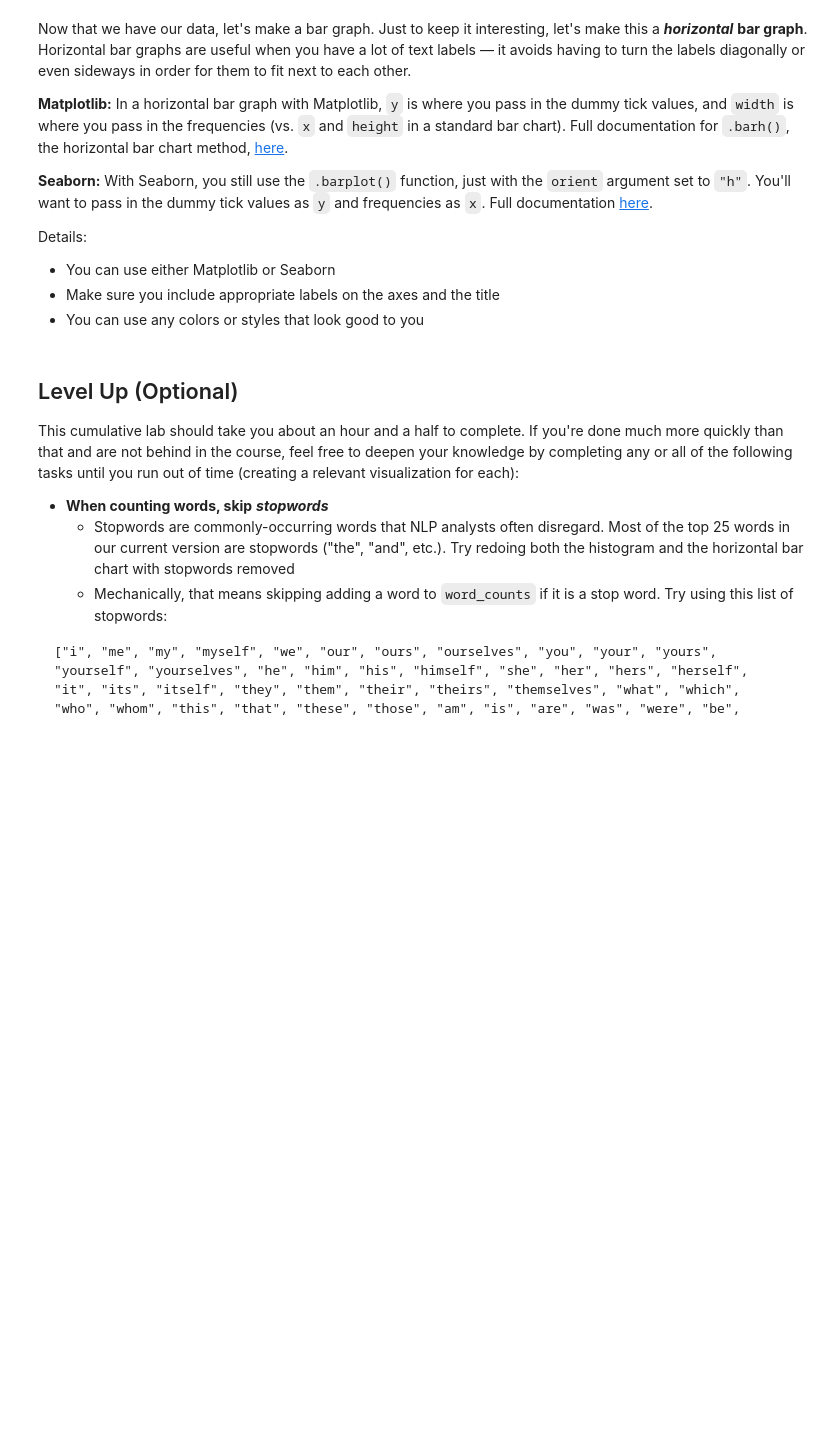
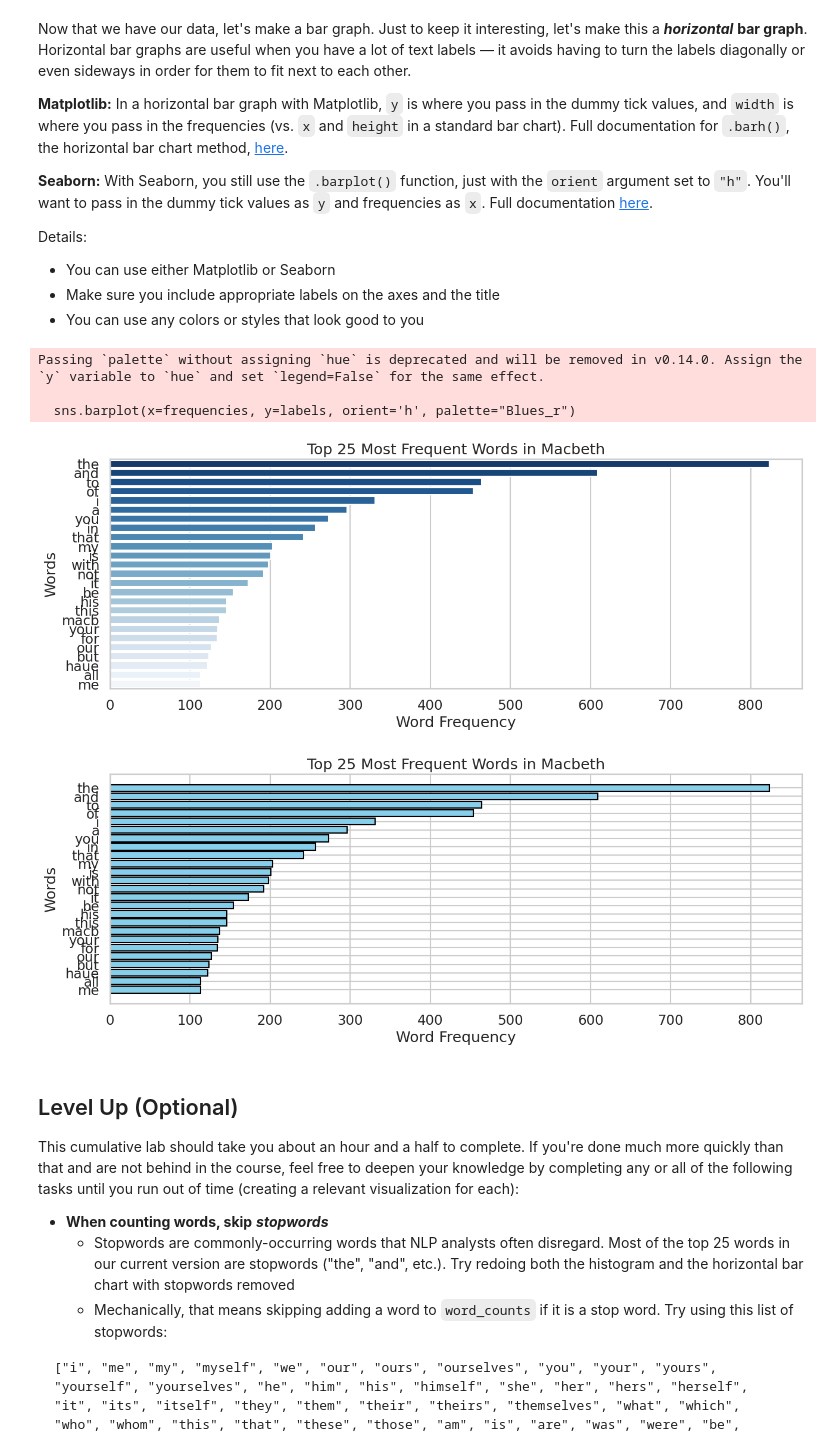
Before and after one commit to kev065/data-visualization-cumulative-lab, a Jupyter notebook: data-visualization-cumulative.ipynb, the cells around one changed output. Cells and saved outputs as stored; diff of their text form; code cells hidden in the pictures; blank space fills up the shorter version.

```diff
--- a/data-visualization-cumulative.ipynb
+++ b/data-visualization-cumulative.ipynb
@@ -216,19 +291,19 @@ counts_list = list(word_counts.items())
 
 # Sort the list of tuples by the frequency (second element in each tuple)
 # Make sure it goes from most to least frequent
-counts_list_sorted = None
+counts_list_sorted = sorted(counts_list, key=lambda x: x[1], reverse=True)
 
 # Slice the sorted list to just the first 25 tuples
-top_25 = None
+top_25 = counts_list_sorted[:25]
 
 # Make a list of dummy numbers to populate the axis with the words
-ticks = None
+ticks = list(range(len(top_25)))
 
 # Get just the words from top_25 and assign to labels
-labels = None
+labels = [item[0] for item in top_25]
 
 # Get just the frequencies from top_25 and assign to frequencies
-frequencies = None
+frequencies = [item[1] for item in top_25]
 
 print("Tick values:", ticks)
 print()
@@ -252,3 +331,50 @@ Details:
+# %%
+# Seaborn
+
+import seaborn as sns
+
+# Create a new figure with a specific size
+plt.figure(figsize=(15, 5))
+
+# Create a horizontal bar graph
+sns.barplot(x=frequencies, y=labels, orient='h', palette="Blues_r")
+
+# Set the title and labels
+plt.title("Top 25 Most Frequent Words in Macbeth")
+plt.xlabel("Word Frequency")
+plt.ylabel("Words")
+
+# Show the plot
+plt.show()
+
+
+# Matplotlib
+
+# Create a new figure with a specific size
+plt.figure(figsize=(15, 5))
+
+# Create a horizontal bar graph
+plt.barh(ticks, frequencies, color='skyblue', edgecolor='black')
+
+# Set the y-axis labels to the words
+plt.yticks(ticks, labels)
+
+# Set the title and labels
+plt.title("Top 25 Most Frequent Words in Macbeth")
+plt.xlabel("Word Frequency")
+plt.ylabel("Words")
+
+# Invert the y-axis(to show most frequent word on top)
+plt.gca().invert_yaxis()
+
+# Show the plot
+plt.show()
+# %% [output]
+Passing `palette` without assigning `hue` is deprecated and will be removed in v0.14.0. Assign the `y` variable to `hue` and set `legend=False` for the same effect.
+
+  sns.barplot(x=frequencies, y=labels, orient='h', palette="Blues_r")
+[figure, added]
+[figure, added]
 # %% [markdown]
 ## Level Up (Optional)
 This cumulative lab should take you about an hour and a half to complete. If you're done much more quickly than that and are not behind in the course, feel free to deepen your knowledge by completing any or all of the following tasks until you run out of time (creating a relevant visualization for each):
```
Also changed, not shown: parts of 12 cells of this notebook.
